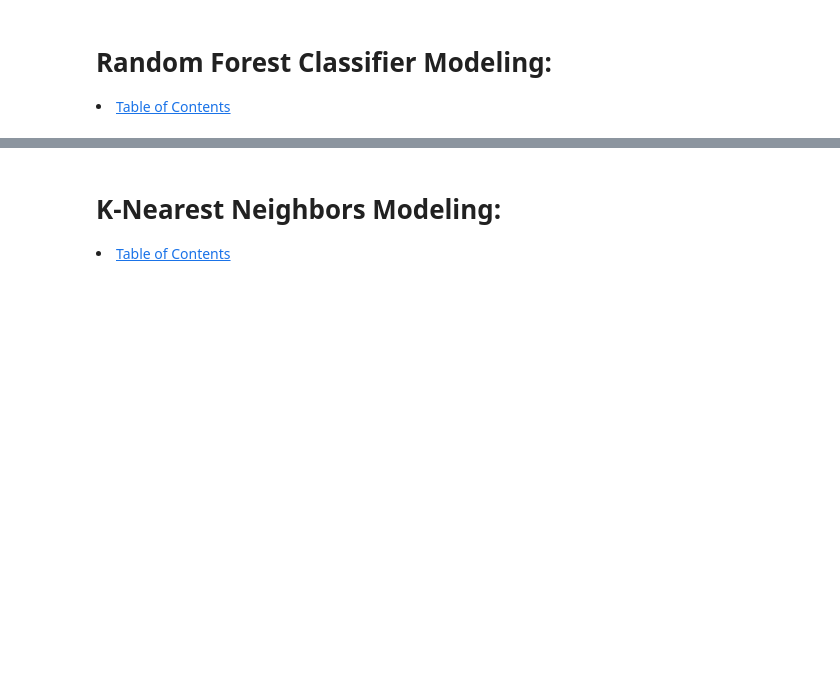
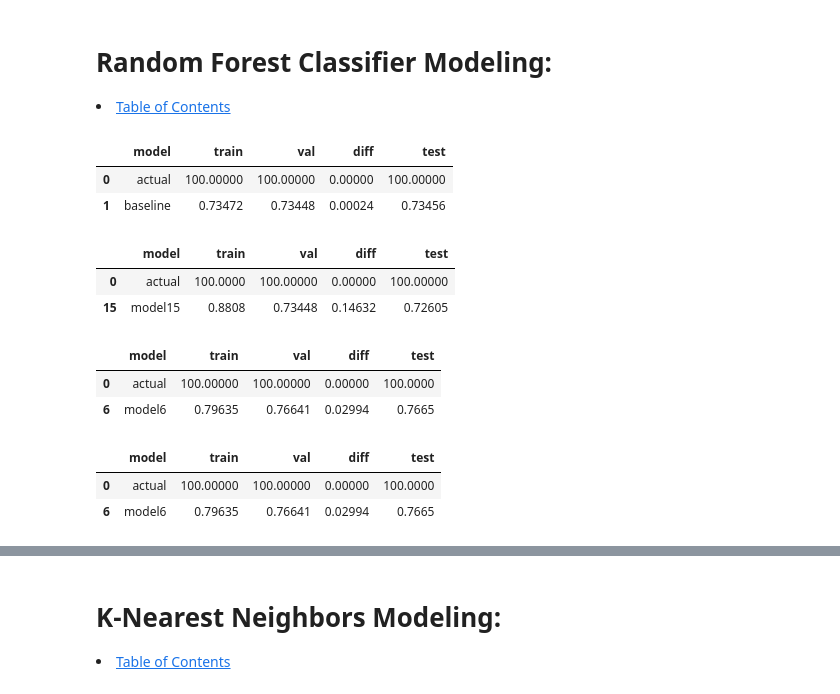
Before and after one commit to Jared-Wood135/telco_project, a Jupyter notebook: modeling.ipynb, the cells around one changed output, grey strips where cells are left out. Drawn from its saved outputs; the diff is of its cells as text; code cells hidden in the pictures; blank space fills up the shorter version.

```diff
--- a/modeling.ipynb
+++ b/modeling.ipynb
@@ -180,7 +168,6 @@ pd.DataFrame.from_dict(dtcscores)
 | 1 | baseline | 0.73472 | 0.73448 | 0.00024 | 0.73456 |
 # %%
 # Make and fit DTC of 2-15 depth to train
-# Add predictions to DTCdf
 for i in range(2, 16):
     dtc = DTC(max_depth=i, random_state=100)
     dtc.fit(x_train, y_train)
@@ -189,7 +176,6 @@ for i in range(2, 16):
     valscore = round(dtc.score(x_val, y_val), 5)
     diffscore = round(abs(trainscore - valscore), 5)
     testscore = round(dtc.score(x_test, y_test), 5)
-    dtcmodels[i] = model
     dtcscores['model'].append(f'model{i}')
     dtcscores['train'].append(trainscore)
     dtcscores['val'].append(valscore)
@@ -236,3 +224,66 @@ pd.DataFrame.from_dict(dtcscores).sort_values(by='test', ascending=False).head(2
 <a id='RFC'></a>
 # Random Forest Classifier Modeling:
 <li><a href='#TableOfContents'>Table of Contents</a></li>
+# %%
+# Create base dictionary
+rfcscores = {
+    'model' : ['actual'],
+    'train' : [100],
+    'val' : [100],
+    'diff' : [0],
+    'test' : [100]
+}
+# %%
+# Add baseline to dictionary
+baselinetrain = round((train.churn == 'No').mean(), 5)
+baselineval = round((val.churn == 'No').mean(), 5)
+baselinediff = round(abs(baselinetrain - baselineval), 5)
+baselinetest = round((test.churn == 'No').mean(), 5)
+rfcscores['model'].append('baseline')
+rfcscores['train'].append(baselinetrain)
+rfcscores['val'].append(baselineval)
+rfcscores['diff'].append(baselinediff)
+rfcscores['test'].append(baselinetest)
+# %%
+# Confirm df funcitonality with actual and baseline
+pd.DataFrame.from_dict(rfcscores)
+# %% [output]
+|  | model | train | val | diff | test |
+| 0 | actual | 100.00000 | 100.00000 | 0.00000 | 100.00000 |
+| 1 | baseline | 0.73472 | 0.73448 | 0.00024 | 0.73456 |
+# %%
+# Make and fit RFC of 2-15 depth to train
+for i in range(2, 16):
+    rfc = RFC(max_depth=i, random_state=100)
+    rfc.fit(x_train, y_train)
+    model = rfc.predict(x_train)
+    trainscore = round(rfc.score(x_train, y_train), 5)
+    valscore = round(rfc.score(x_val, y_val), 5)
+    diffscore = round(abs(trainscore - valscore), 5)
+    testscore = round(rfc.score(x_test, y_test), 5)
+    rfcscores['model'].append(f'model{i}')
+    rfcscores['train'].append(trainscore)
+    rfcscores['val'].append(valscore)
+    rfcscores['diff'].append(diffscore)
+    rfcscores['test'].append(testscore)
+# %%
+# Find best 'train' model
+pd.DataFrame.from_dict(rfcscores).sort_values(by='train', ascending=False).head(2)
+# %% [output]
+|  | model | train | val | diff | test |
+| 0 | actual | 100.0000 | 100.00000 | 0.00000 | 100.00000 |
+| 15 | model15 | 0.8808 | 0.73448 | 0.14632 | 0.72605 |
+# %%
+# Find best 'val' model
+pd.DataFrame.from_dict(rfcscores).sort_values(by='val', ascending=False).head(2)
+# %% [output]
+|  | model | train | val | diff | test |
+| 0 | actual | 100.00000 | 100.00000 | 0.00000 | 100.0000 |
+| 6 | model6 | 0.79635 | 0.76641 | 0.02994 | 0.7665 |
+# %%
+# Find best 'test' model
+pd.DataFrame.from_dict(rfcscores).sort_values(by='test', ascending=False).head(2)
+# %% [output]
+|  | model | train | val | diff | test |
+| 0 | actual | 100.00000 | 100.00000 | 0.00000 | 100.0000 |
+| 6 | model6 | 0.79635 | 0.76641 | 0.02994 | 0.7665 |
```
Also changed, not shown: parts of 21 cells of this notebook, 2 other files.
